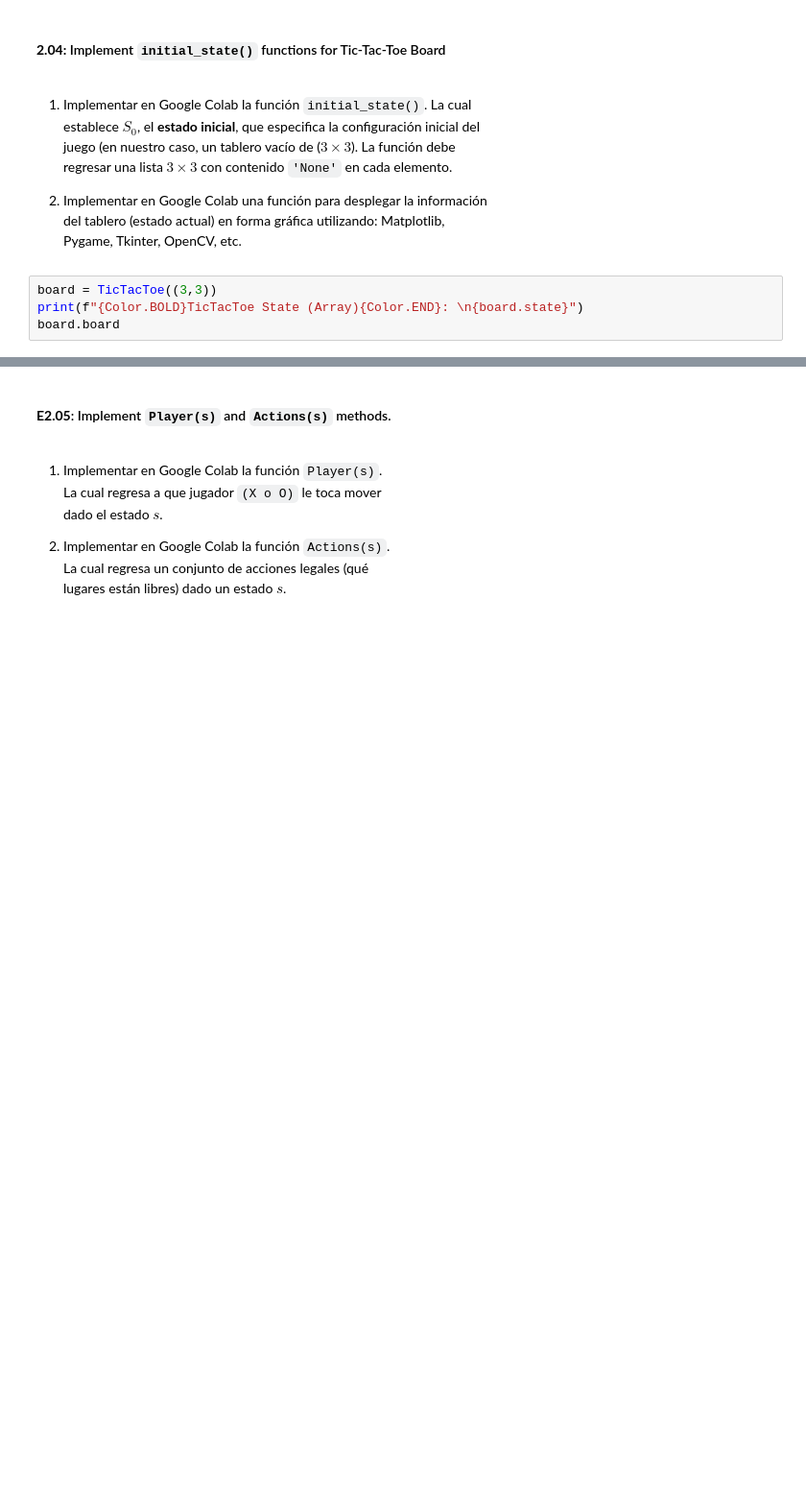
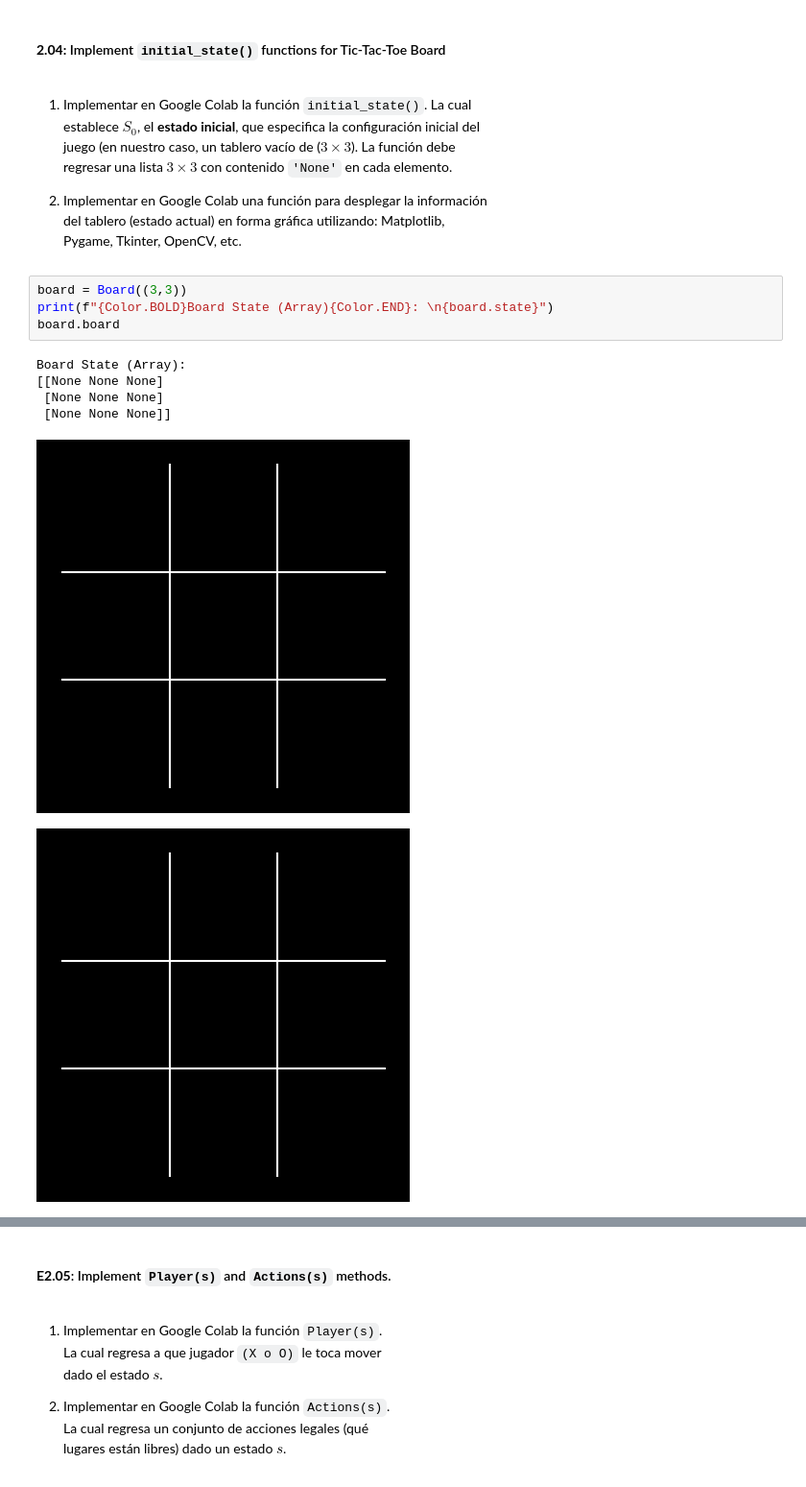
Before and after one commit to Daniels1610/CI008-Dagraz, a Jupyter notebook: exercises/E02.ipynb, the cells around one changed output, grey strips where cells are left out. Shown at 96% size. Drawn from its saved outputs; the diff is of its cells as text; blank space fills up the shorter version.

```diff
--- a/exercises/E02.ipynb
+++ b/exercises/E02.ipynb
@@ -66,9 +75,16 @@ regresar una lista $3 \times 3$ con contenido `'None'` en cada elemento.
 del tablero (estado actual) en forma gráfica utilizando: Matplotlib,
 Pygame, Tkinter, OpenCV, etc.
 # %%
-board = TicTacToe((3,3))
-print(f"{Color.BOLD}TicTacToe State (Array){Color.END}: \n{board.state}")
+board = Board((3,3))
+print(f"{Color.BOLD}Board State (Array){Color.END}: \n{board.state}")
 board.board
+# %% [output]
+Board State (Array):
+[[None None None]
+ [None None None]
+ [None None None]]
+[figure, added]
+[figure, added]
 # %%
 move = np.array([0,1])
 board.make_move(move)
```
Also changed, not shown: parts of 15 cells of this notebook, 19 other files.
